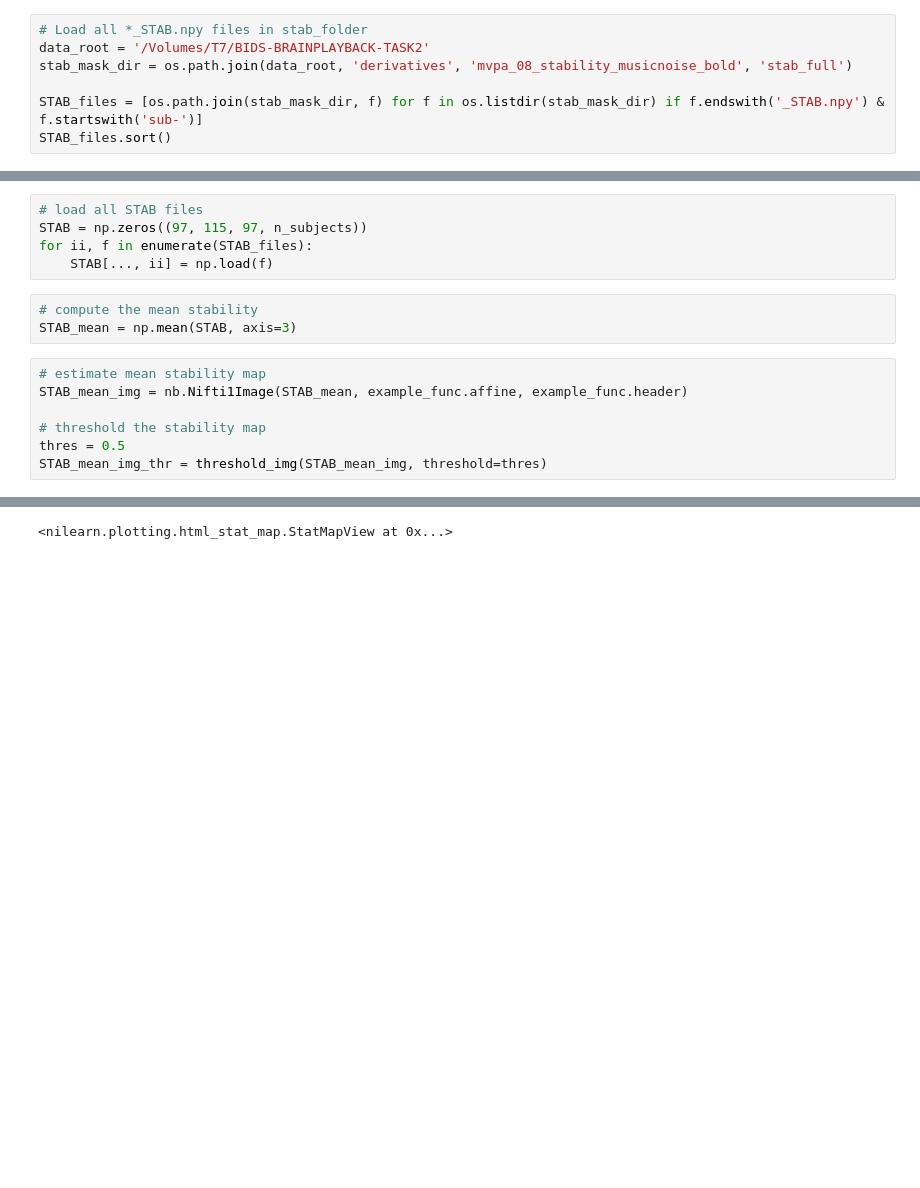
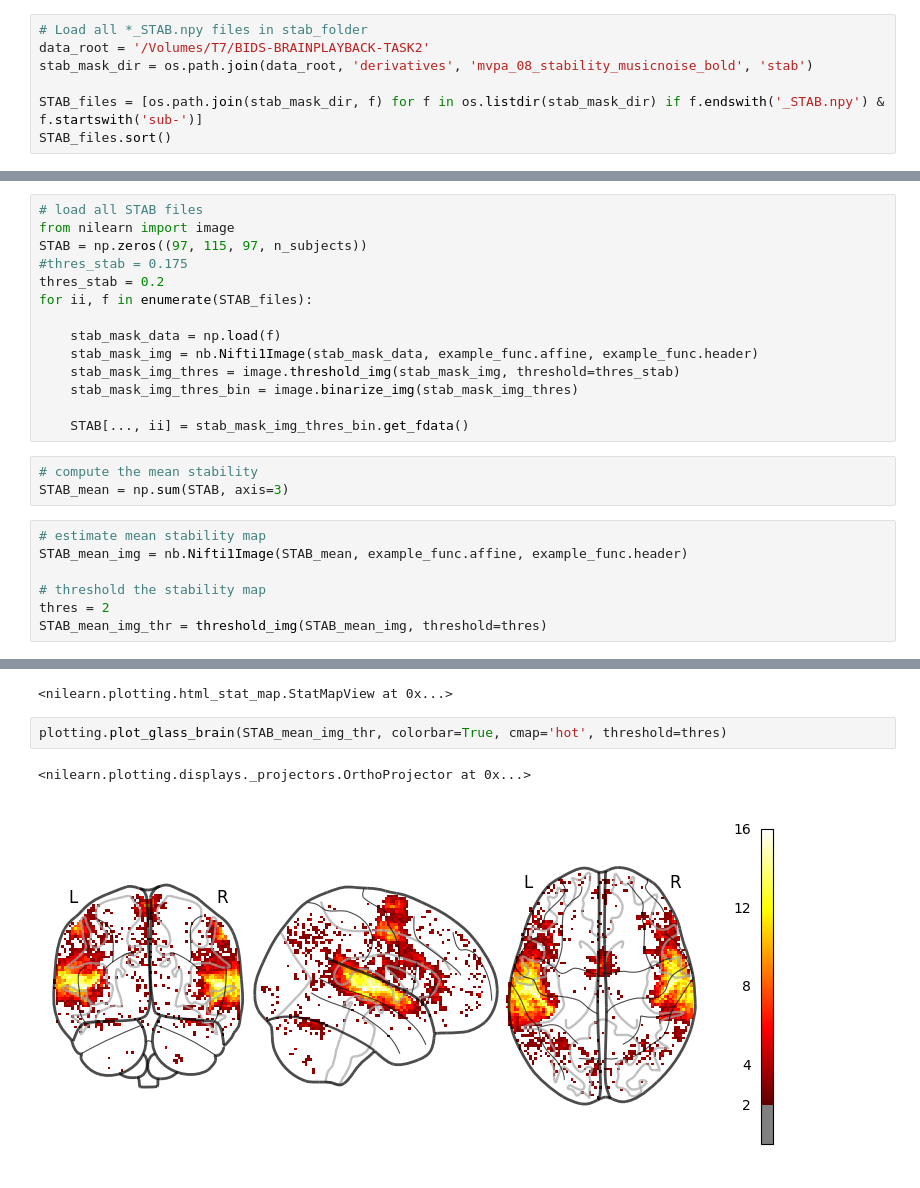
Before and after one commit to CIBIT-UC/brainplayback_task02, a Jupyter notebook: mvpa_08_stability_bold/visualize.ipynb, the cells around one changed output, grey strips where cells are left out. Saved outputs shown, nothing was run; the diff lists cells and outputs as text; blank space fills up the shorter version.

Commit message:
bug fixing stab visualization

```diff
--- a/mvpa_08_stability_bold/visualize.ipynb
+++ b/mvpa_08_stability_bold/visualize.ipynb
@@ -31,7 +31,7 @@ print(np.sum(STAB_mean_img_thr.get_fdata() > 0))
 # %%
 # Load all *_STAB.npy files in stab_folder
 data_root = '/Volumes/T7/BIDS-BRAINPLAYBACK-TASK2'
-stab_mask_dir = os.path.join(data_root, 'derivatives', 'mvpa_08_stability_musicnoise_bold', 'stab_full')
+stab_mask_dir = os.path.join(data_root, 'derivatives', 'mvpa_08_stability_musicnoise_bold', 'stab')
 
 STAB_files = [os.path.join(stab_mask_dir, f) for f in os.listdir(stab_mask_dir) if f.endswith('_STAB.npy') & f.startswith('sub-')]
 STAB_files.sort()
@@ -40,20 +43,34 @@ n_subjects = len(STAB_files)
 # %%
 # load all STAB files
+from nilearn import image
 STAB = np.zeros((97, 115, 97, n_subjects))
+#thres_stab = 0.175
+thres_stab = 0.2
 for ii, f in enumerate(STAB_files):
-    STAB[..., ii] = np.load(f)
+
+    stab_mask_data = np.load(f)
+    stab_mask_img = nb.Nifti1Image(stab_mask_data, example_func.affine, example_func.header)
+    stab_mask_img_thres = image.threshold_img(stab_mask_img, threshold=thres_stab)
+    stab_mask_img_thres_bin = image.binarize_img(stab_mask_img_thres)
+
+    STAB[..., ii] = stab_mask_img_thres_bin.get_fdata()
 # %%
 # compute the mean stability
-STAB_mean = np.mean(STAB, axis=3)
+STAB_mean = np.sum(STAB, axis=3)
 # %%
 # estimate mean stability map
 STAB_mean_img = nb.Nifti1Image(STAB_mean, example_func.affine, example_func.header)
 
 # threshold the stability map
-thres = 0.5
+thres = 2
 STAB_mean_img_thr = threshold_img(STAB_mean_img, threshold=thres)
 # %%
 # plot STAB_mean_img_thr with view_img
 plotting.view_img(STAB_mean_img_thr, title='STAB', colorbar=True, cmap='hot')
 # %% [output]
 <nilearn.plotting.html_stat_map.StatMapView at 0x...>
+# %%
+plotting.plot_glass_brain(STAB_mean_img_thr, colorbar=True, cmap='hot', threshold=thres)
+# %% [output]
+<nilearn.plotting.displays._projectors.OrthoProjector at 0x...>
+[figure, added]
```
Also changed, not shown: parts of 1 cell of this notebook.
